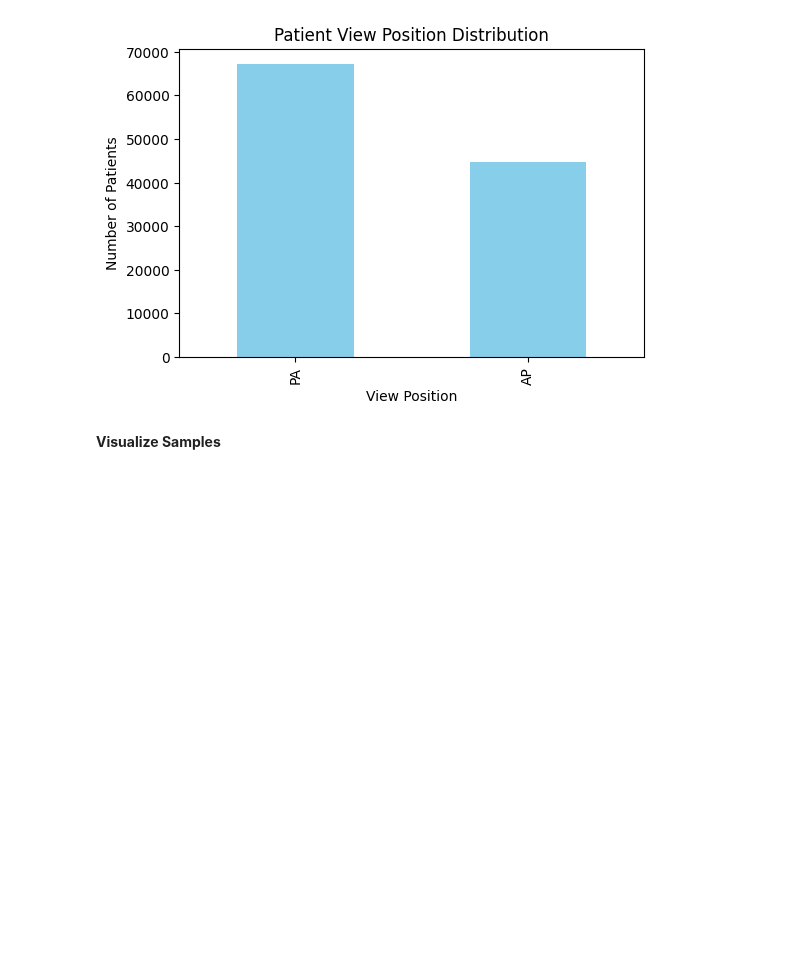
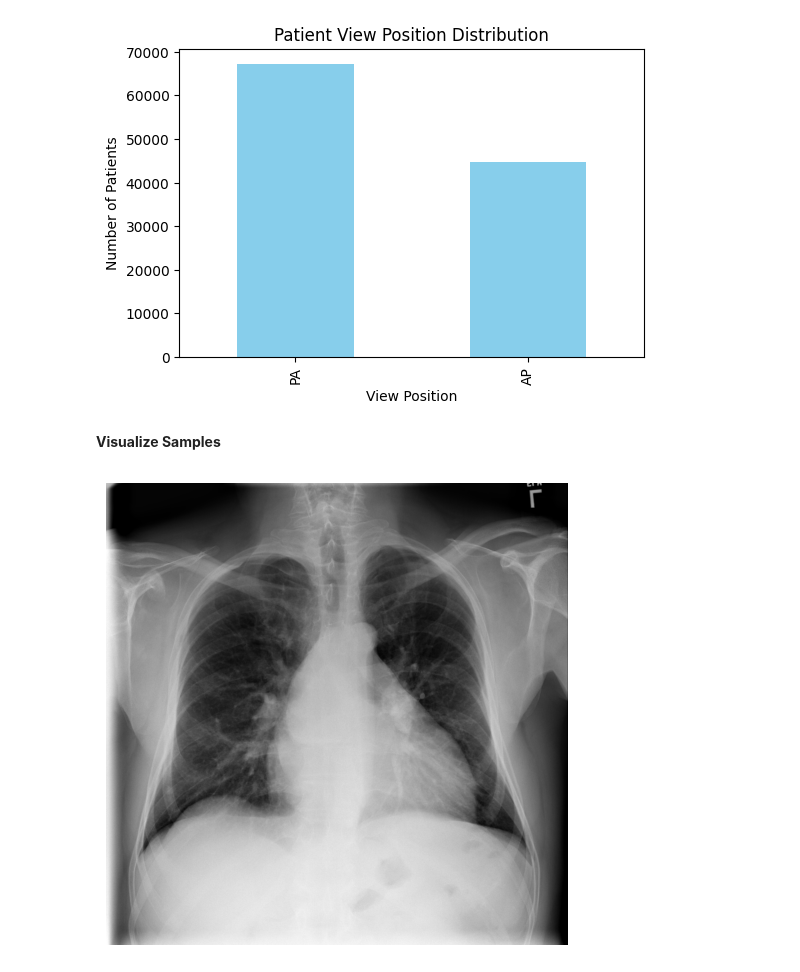
Before and after one commit to bjorneme/master_thesis, a Jupyter notebook: EDA/EDA_ChestX_ray14.ipynb, the cells around one changed output. Drawn from its saved outputs; the diff is of its cells as text; code cells hidden in the pictures; blank space fills up the shorter version.

```diff
--- a/EDA/EDA_ChestX_ray14.ipynb
+++ b/EDA/EDA_ChestX_ray14.ipynb
@@ -158,0 +158,14 @@ plt.show()
+# %%
+# Choose the path from the first image
+img_path = labels_df['Path'].iloc[0]
+
+# Load the image
+img = PILImage.create(img_path)
+
+# Display image
+plt.figure(figsize=(6,6))
+plt.imshow(img)
+plt.axis('off')
+plt.show()
+# %% [output]
+[figure, added]
```
Also changed, not shown: parts of 2 cells of this notebook.
